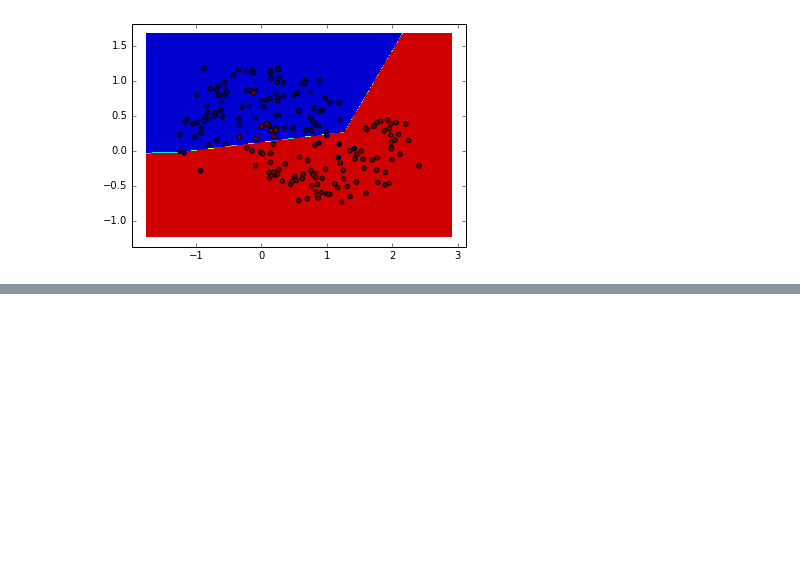
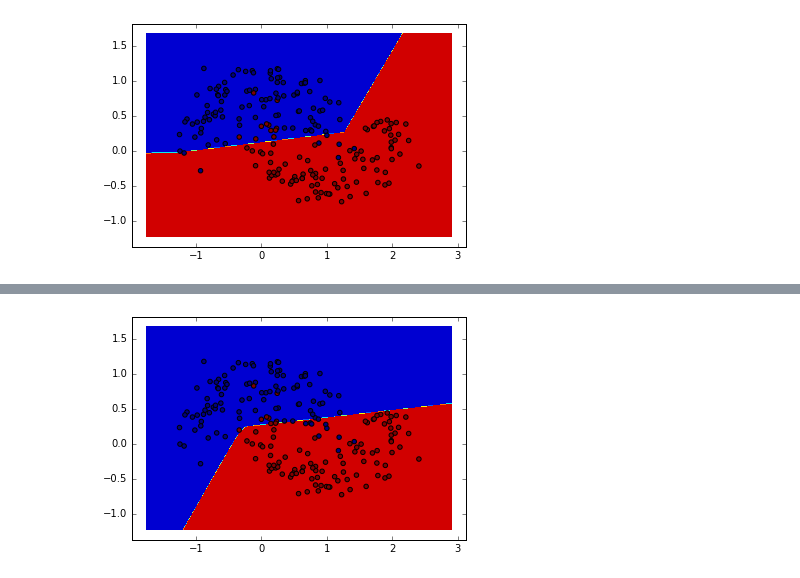
Before and after one commit to dvizye/basic-nn, a Jupyter notebook: nn-test.ipynb, the cells around one changed output, grey strips where cells are left out. Cells and saved outputs as stored; diff of their text form; code cells hidden in the pictures; blank space fills up the shorter version.

```diff
--- a/nn-test.ipynb
+++ b/nn-test.ipynb
@@ -184,0 +190,4 @@ nn.plot_decision_boundary(X, y)
+# %%
+wide_nn.plot_decision_boundary(X, y)
+# %% [output]
+[figure, added]
```
Also changed, not shown: parts of 1 cell of this notebook.
